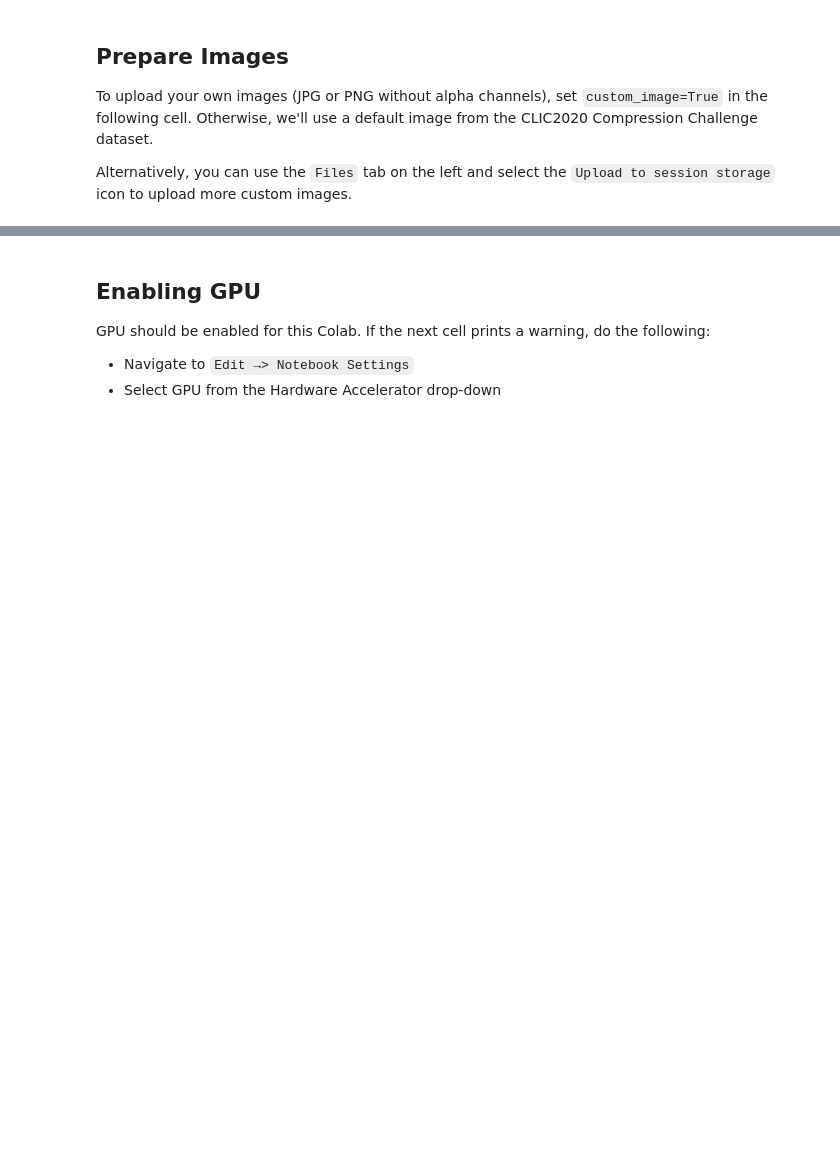
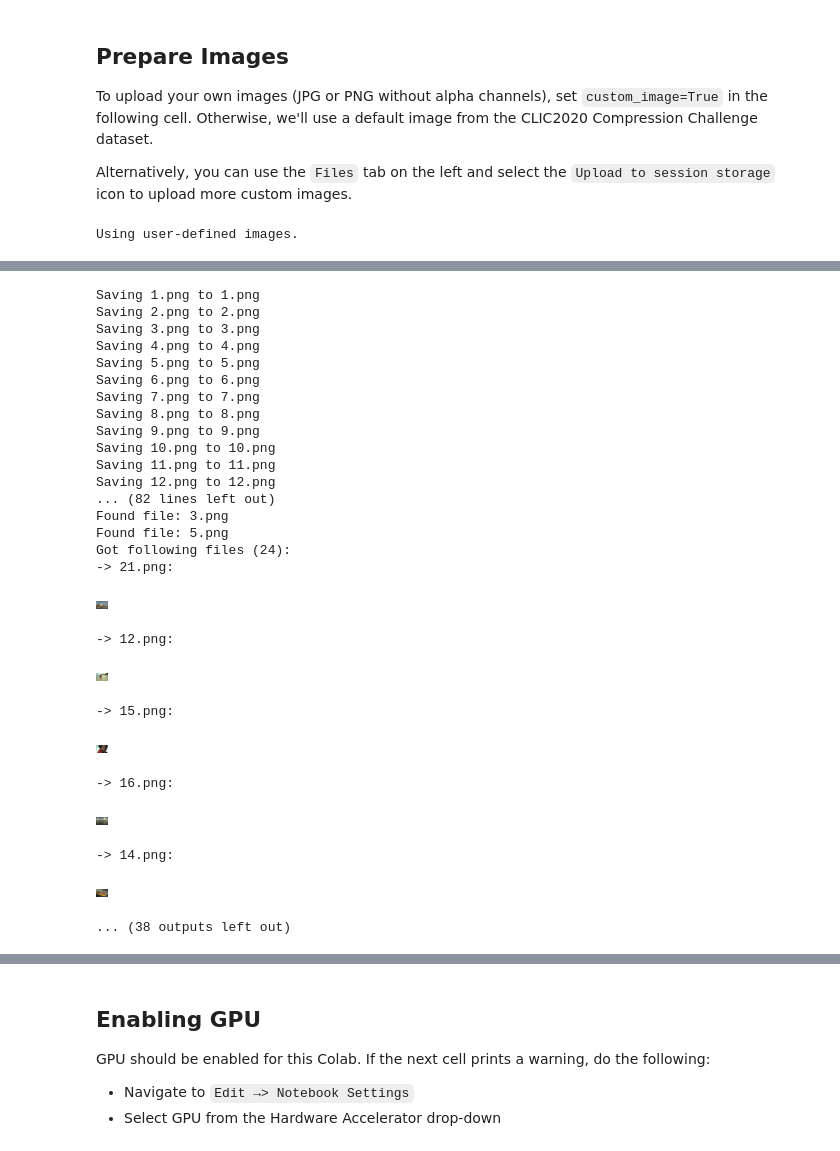
Before and after one commit to Enable72/Awesome-LLM-Compression, a Jupyter notebook: assets/HiFIC_torch_colab_demo.ipynb, the cells around one changed output, grey strips where cells are left out. Drawn from its saved outputs; the diff is of its cells as text; code cells hidden in the pictures; blank space fills up the shorter version.

```diff
--- a/assets/HiFIC_torch_colab_demo.ipynb
+++ b/assets/HiFIC_torch_colab_demo.ipynb
@@ -153,11 +152,11 @@ To upload your own images (JPG or PNG without alpha channels), set `custom_image
 
 Alternatively, you can use the `Files` tab on the left and select the `Upload to session storage` icon to upload more custom images.
 # %%
-custom_image = False #@param ["False", "True"] {type:"raw"}
+custom_image = True #@param ["False", "True"] {type:"raw"}
 # %%
 # Choose default images from CLIC2020 dataset
 # Skip if uploading custom images
-default_image = "portrait" #@param ["cafe", "cat", "city", "clocktower", "fresco", "islet", "mountain", "pasta", "pines", "plaza", "portrait", "shoreline", "street", "tundra"]
+default_image = "street" #@param ["cafe", "cat", "city", "clocktower", "fresco", "islet", "mountain", "pasta", "pines", "plaza", "portrait", "shoreline", "street", "tundra"]
 # %%
 if custom_image is True:
     print('Using user-defined images.')
@@ -172,10 +171,17 @@ else:
     print('Using default image.')
     # Download default image
     get_default_image(INPUT_DIR, default_image)
+import os
+
+INPUT_DIR = "/content/files"
+
+for fn in os.listdir(INPUT_DIR):
+    print("Found file:", fn)
 
 all_files = os.listdir(INPUT_DIR)
 print(f'Got following files ({len(all_files)}):')
-scale_factor = 2 if len(all_files) == 1 else 4
+# Increased scale_factor to further reduce image dimensions and prevent OverflowError
+scale_factor = 64 if len(all_files) == 1 else 64 # Changed from 2/4 to 8 for both cases
 
 for file_name in all_files:
     img = Image.open(os.path.join(INPUT_DIR, file_name))
@@ -183,3 +189,5 @@ for file_name in all_files:
     img = img.resize((w // scale_factor, h // scale_factor))
     print('-> ' + file_name + ':')
     display(img)
+# %% [output]
+Using user-defined images.
@@ -186,3 +195,30 @@ for file_name in all_files:
+Saving 1.png to 1.png
+Saving 2.png to 2.png
+Saving 3.png to 3.png
+Saving 4.png to 4.png
+Saving 5.png to 5.png
+Saving 6.png to 6.png
+Saving 7.png to 7.png
+Saving 8.png to 8.png
+Saving 9.png to 9.png
+Saving 10.png to 10.png
+Saving 11.png to 11.png
+Saving 12.png to 12.png
+... (82 lines left out)
+Found file: 3.png
+Found file: 5.png
+Got following files (24):
+-> 21.png:
+[figure, added]
+-> 12.png:
+[figure, added]
+-> 15.png:
+[figure, added]
+-> 16.png:
+[figure, added]
+-> 14.png:
+[figure, added]
+... (38 outputs left out)
 # %%
 SUPPORTED_EXT = {'.png', '.jpg'}
 
```
Also changed, not shown: parts of 8 cells of this notebook.
